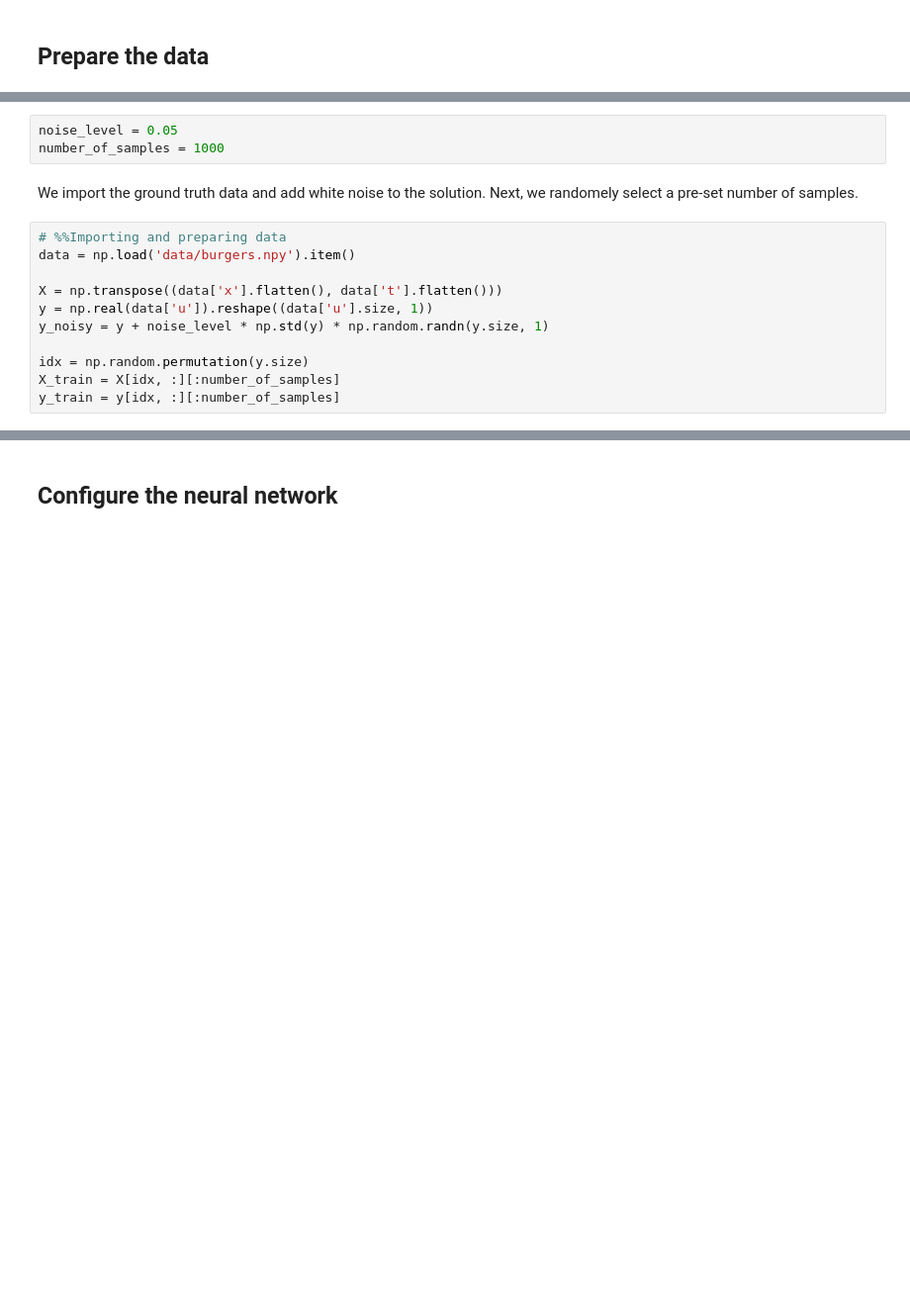
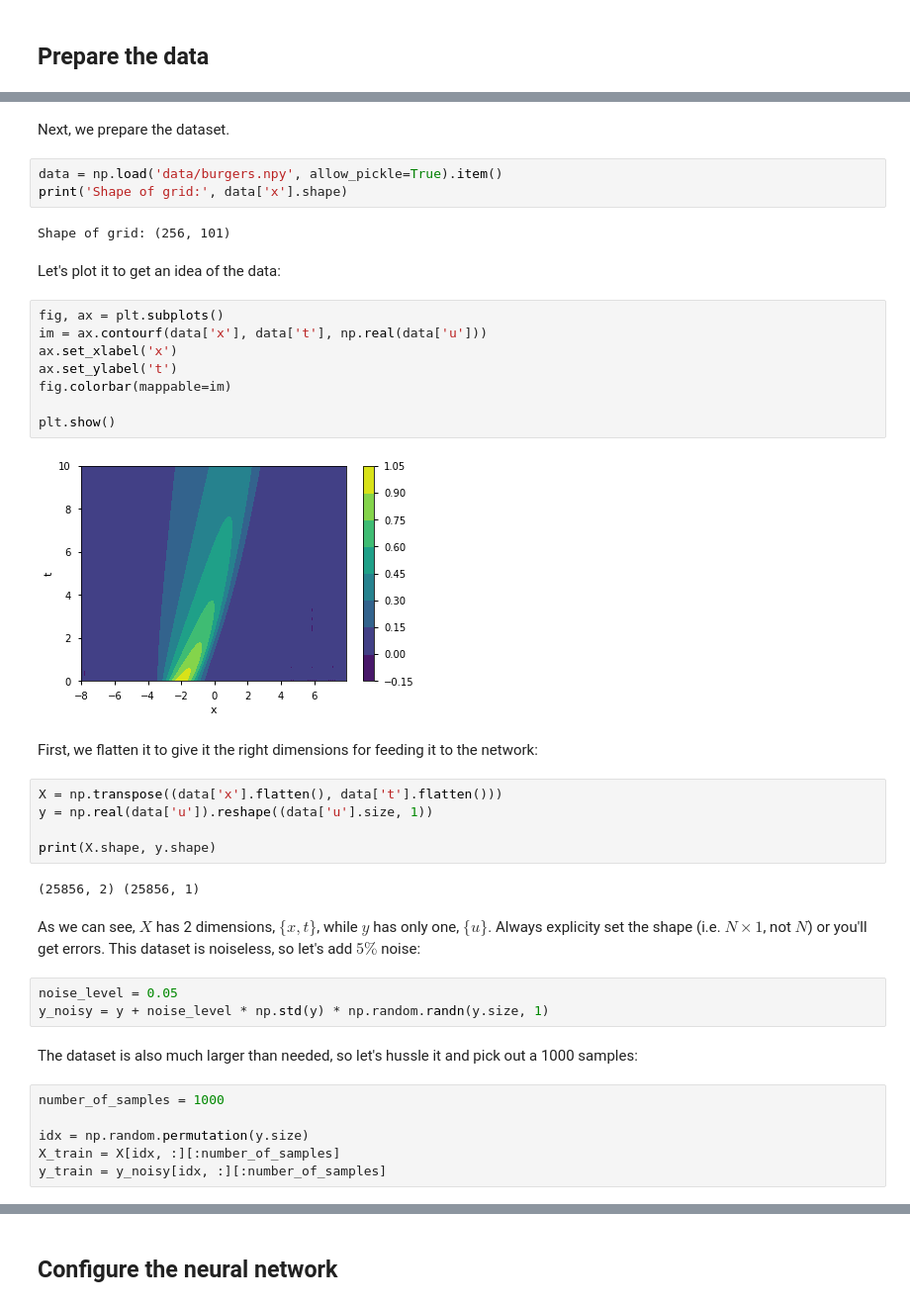
Before and after one commit to PhIMaL/DeePyMoD_tensorflow, a Jupyter notebook: Examples/Burgers.ipynb, the cells around one changed output, grey strips where cells are left out. Shown at 99% size. Drawn from its saved outputs; the diff is of its cells as text; blank space fills up the shorter version.

```diff
--- a/Examples/Burgers.ipynb
+++ b/Examples/Burgers.ipynb
@@ -21,16 +21,41 @@ Set the noise level, number of samples
-# %%
-noise_level = 0.05
-number_of_samples = 1000
-# %% [markdown]
-We import the ground truth data and add white noise to the solution. Next, we randomely select a pre-set number of samples.
+# %% [markdown]
+Next, we prepare the dataset.
+# %%
+data = np.load('data/burgers.npy', allow_pickle=True).item()
+print('Shape of grid:', data['x'].shape)
+# %% [output]
+Shape of grid: (256, 101)
+# %% [markdown]
+Let's plot it to get an idea of the data:
+# %%
+fig, ax = plt.subplots()
+im = ax.contourf(data['x'], data['t'], np.real(data['u']))
+ax.set_xlabel('x')
+ax.set_ylabel('t')
+fig.colorbar(mappable=im)
+
+plt.show()
+# %% [output]
+[figure, added]
+# %% [markdown]
+First, we flatten it to give it the right dimensions for feeding it to the network:
 # %%
-# %%Importing and preparing data
-data = np.load('data/burgers.npy').item()
-
 X = np.transpose((data['x'].flatten(), data['t'].flatten()))
 y = np.real(data['u']).reshape((data['u'].size, 1))
-y_noisy = y + noise_level * np.std(y) * np.random.randn(y.size, 1)
 
-idx = np.random.permutation(y.size)
-X_train = X[idx, :][:number_of_samples]
-y_train = y[idx, :][:number_of_samples]
+print(X.shape, y.shape)
+# %% [output]
+(25856, 2) (25856, 1)
+# %% [markdown]
+As we can see, $X$ has 2 dimensions, $\{x, t\}$, while $y$ has only one, $\{u\}$. Always explicity set the shape (i.e. $N\times 1$, not $N$) or you'll get errors. This dataset is noiseless, so let's add $5\%$ noise:
+# %%
+noise_level = 0.05
+y_noisy = y + noise_level * np.std(y) * np.random.randn(y.size, 1)
+# %% [markdown]
+The dataset is also much larger than needed, so let's hussle it and pick out a 1000 samples:
+# %%
+number_of_samples = 1000
+
+idx = np.random.permutation(y.size)
+X_train = X[idx, :][:number_of_samples]
+y_train = y_noisy[idx, :][:number_of_samples]
```
Also changed, not shown: parts of 34 cells of this notebook, 9 other files.
